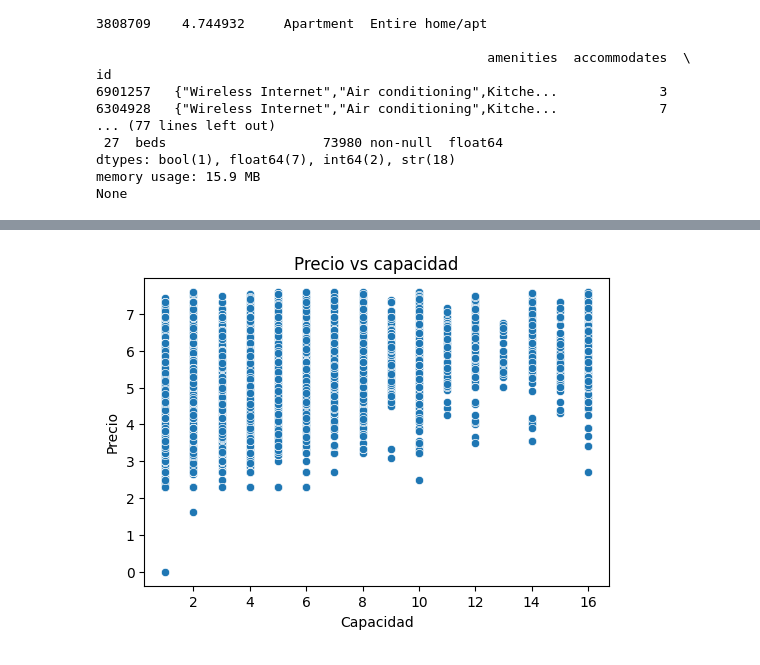
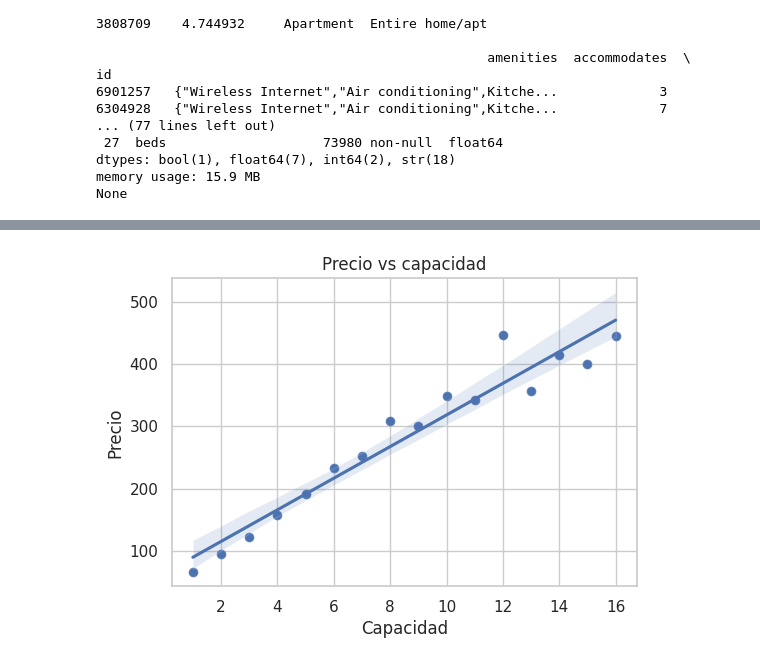
Before and after one commit to lupitaarpide/Ciencia-de-datos, a Jupyter notebook: Semana3/Proyecto/Avance/Analisis_EDA.ipynb, the cells around one changed output, grey strips where cells are left out. Cells and saved outputs as stored; diff of their text form; code cells hidden in the pictures.

```diff
--- a/Semana3/Proyecto/Avance/Analisis_EDA.ipynb
+++ b/Semana3/Proyecto/Avance/Analisis_EDA.ipynb
@@ -72,10 +106,16 @@ plt.show()
 # %%
+promedio = df.groupby("accommodates")["log_price"].mean()
+costo_promedio = np.exp(promedio.values)
+
 plt.figure(figsize=(6,4))
-sns.scatterplot(x=df["accommodates"], y=df["log_price"])
+sns.scatterplot(x=promedio.index, y=costo_promedio)
+sns.regplot(x=promedio.index, y=costo_promedio)
 plt.title("Precio vs capacidad")
+
 plt.xlabel("Capacidad")
 plt.ylabel("Precio")
+
 plt.savefig("./Visualizaciones/PrecioCapacidad.png")
 plt.show()
 # %% [output]
-[figure, old version]
+[figure, new version]
```
Also changed, not shown: parts of 11 cells of this notebook.
